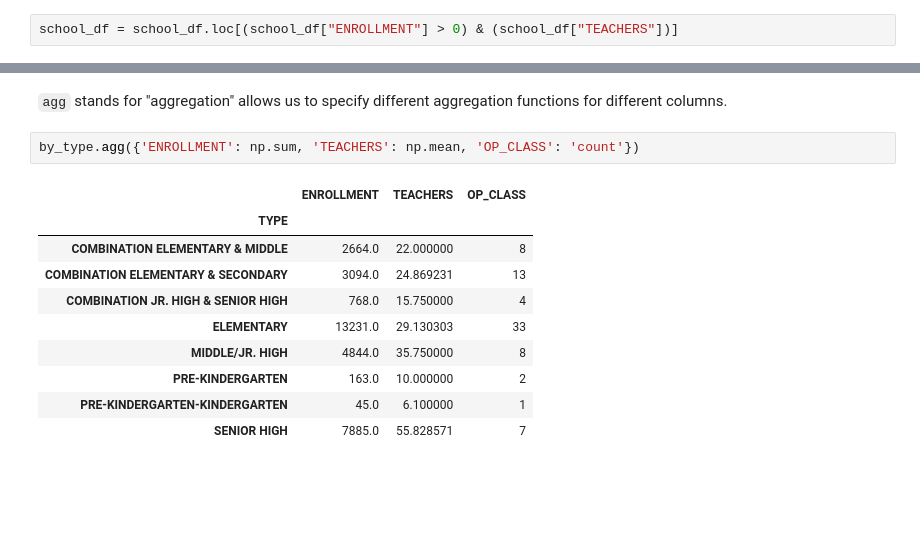
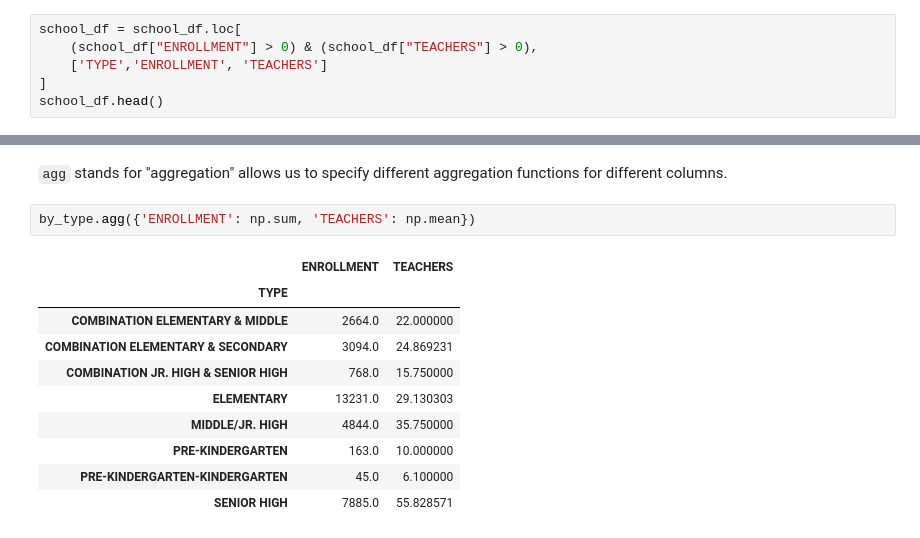
Before and after one commit to chjch/gisautomation, a Jupyter notebook: _sources/modules/5-2.Intro_to_Pandas.ipynb, the cells around one changed output, grey strips where cells are left out. Saved outputs shown, nothing was run; the diff lists cells and outputs as text; blank space fills up the shorter version.

```diff
--- a/_sources/modules/5-2.Intro_to_Pandas.ipynb
+++ b/_sources/modules/5-2.Intro_to_Pandas.ipynb
@@ -636,4 +635,8 @@ A `groupby` operation involves some combination of
 This can be used to group large amounts of data and **compute operations on these groups**
 to understand **subgroups** in the data.
 # %%
-school_df = school_df.loc[(school_df["ENROLLMENT"] > 0) & (school_df["TEACHERS"])]
+school_df = school_df.loc[
+    (school_df["ENROLLMENT"] > 0) & (school_df["TEACHERS"] > 0),
+    ['TYPE','ENROLLMENT', 'TEACHERS']
+]
+school_df.head()
@@ -687,15 +697,15 @@ school_df.groupby("TYPE").mean()
 `agg` stands for "aggregation" allows us to specify different aggregation functions
 for different columns.
 # %%
-by_type.agg({'ENROLLMENT': np.sum, 'TEACHERS': np.mean, 'OP_CLASS': 'count'})
+by_type.agg({'ENROLLMENT': np.sum, 'TEACHERS': np.mean})
 # %% [output]
-|  | ENROLLMENT | TEACHERS | OP_CLASS |
-| TYPE |  |  |  |
-| COMBINATION ELEMENTARY & MIDDLE | 2664.0 | 22.000000 | 8 |
-| COMBINATION ELEMENTARY & SECONDARY | 3094.0 | 24.869231 | 13 |
-| COMBINATION JR. HIGH & SENIOR HIGH | 768.0 | 15.750000 | 4 |
-| ELEMENTARY | 13231.0 | 29.130303 | 33 |
-| MIDDLE/JR. HIGH | 4844.0 | 35.750000 | 8 |
-| PRE-KINDERGARTEN | 163.0 | 10.000000 | 2 |
-| PRE-KINDERGARTEN-KINDERGARTEN | 45.0 | 6.100000 | 1 |
-| SENIOR HIGH | 7885.0 | 55.828571 | 7 |
+|  | ENROLLMENT | TEACHERS |
+| TYPE |  |  |
+| COMBINATION ELEMENTARY & MIDDLE | 2664.0 | 22.000000 |
+| COMBINATION ELEMENTARY & SECONDARY | 3094.0 | 24.869231 |
+| COMBINATION JR. HIGH & SENIOR HIGH | 768.0 | 15.750000 |
+| ELEMENTARY | 13231.0 | 29.130303 |
+| MIDDLE/JR. HIGH | 4844.0 | 35.750000 |
+| PRE-KINDERGARTEN | 163.0 | 10.000000 |
+| PRE-KINDERGARTEN-KINDERGARTEN | 45.0 | 6.100000 |
+| SENIOR HIGH | 7885.0 | 55.828571 |
```
Also changed, not shown: parts of 3 cells of this notebook, 3 other files.
